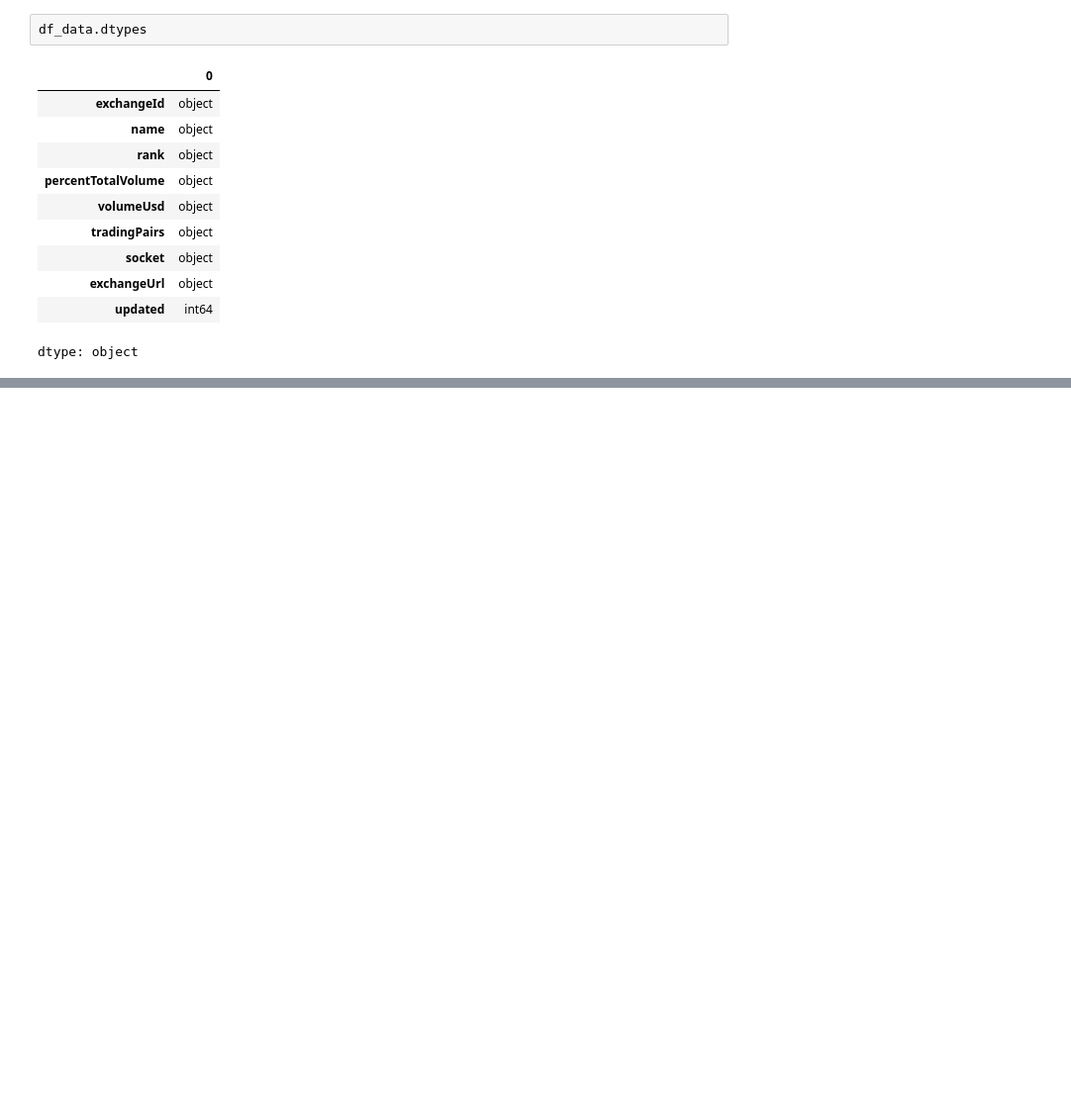
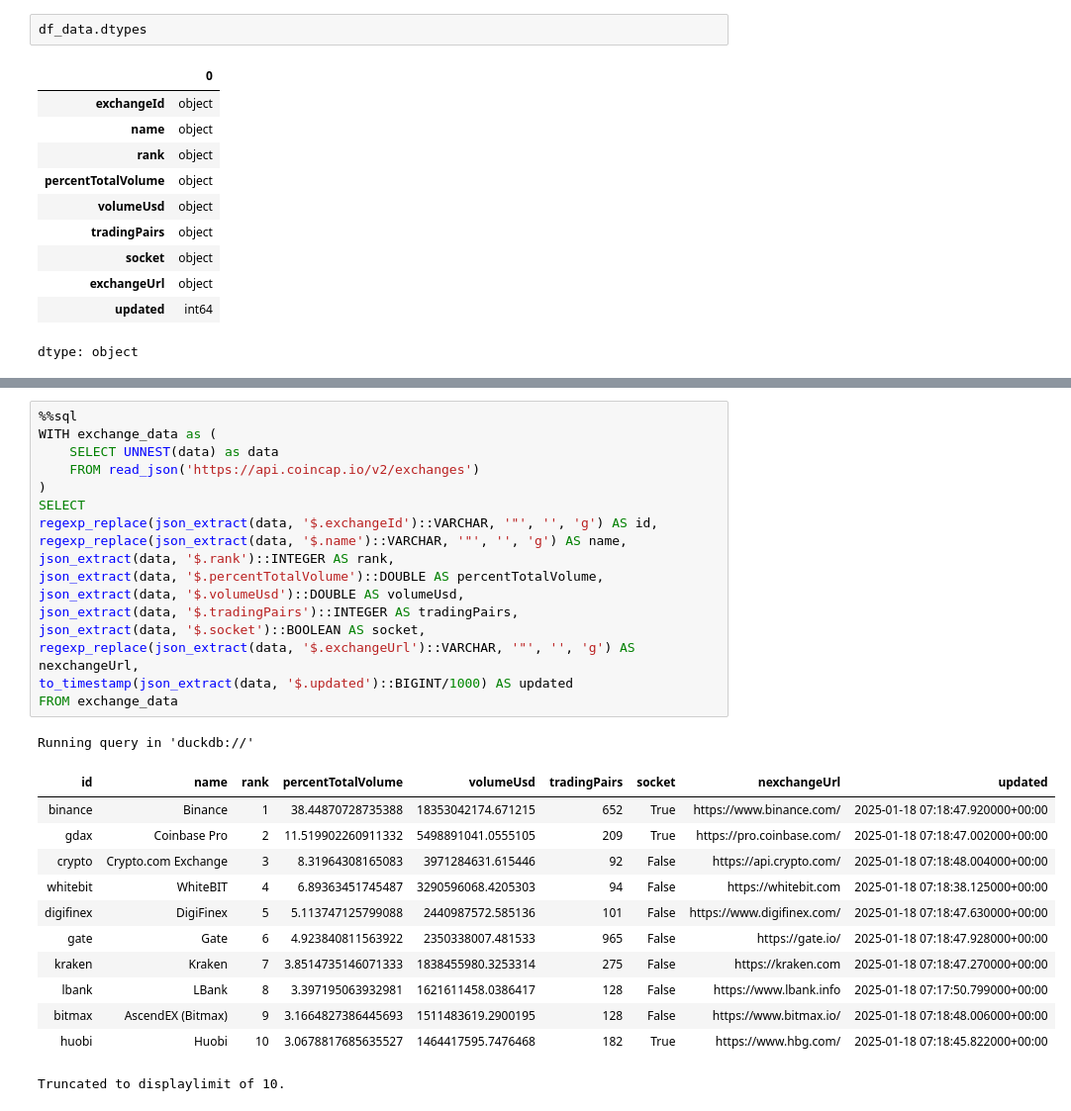
Before and after one commit to msaltan/DataBootcamp2025, a Jupyter notebook: coincap_exchanges.ipynb, the cells around one changed output, grey strips where cells are left out. Shown at 99% size. Saved outputs shown, nothing was run; the diff lists cells and outputs as text; blank space fills up the shorter version.

```diff
--- a/coincap_exchanges.ipynb
+++ b/coincap_exchanges.ipynb
@@ -84,0 +125,31 @@ dtype: object
+# %%
+%%sql
+WITH exchange_data as (
+    SELECT UNNEST(data) as data
+    FROM read_json('https://api.coincap.io/v2/exchanges')
+)
+SELECT
+regexp_replace(json_extract(data, '$.exchangeId')::VARCHAR, '"', '', 'g') AS id,
+regexp_replace(json_extract(data, '$.name')::VARCHAR, '"', '', 'g') AS name,
+json_extract(data, '$.rank')::INTEGER AS rank,
+json_extract(data, '$.percentTotalVolume')::DOUBLE AS percentTotalVolume,
+json_extract(data, '$.volumeUsd')::DOUBLE AS volumeUsd,
+json_extract(data, '$.tradingPairs')::INTEGER AS tradingPairs,
+json_extract(data, '$.socket')::BOOLEAN AS socket,
+regexp_replace(json_extract(data, '$.exchangeUrl')::VARCHAR, '"', '', 'g') AS nexchangeUrl,
+to_timestamp(json_extract(data, '$.updated')::BIGINT/1000) AS updated
+FROM exchange_data
+# %% [output]
+Running query in 'duckdb://'
+| id | name | rank | percentTotalVolume | volumeUsd | tradingPairs | socket | nexchangeUrl | updated |
+| binance | Binance | 1 | 38.44870728735388 | 18353042174.671215 | 652 | True | https://www.binance.com/ | 2025-01-18 07:18:47.920000+00:00 |
+| gdax | Coinbase Pro | 2 | 11.519902260911332 | 5498891041.0555105 | 209 | True | https://pro.coinbase.com/ | 2025-01-18 07:18:47.002000+00:00 |
+| crypto | Crypto.com Exchange | 3 | 8.31964308165083 | 3971284631.615446 | 92 | False | https://api.crypto.com/ | 2025-01-18 07:18:48.004000+00:00 |
+| whitebit | WhiteBIT | 4 | 6.89363451745487 | 3290596068.4205303 | 94 | False | https://whitebit.com | 2025-01-18 07:18:38.125000+00:00 |
+| digifinex | DigiFinex | 5 | 5.113747125799088 | 2440987572.585136 | 101 | False | https://www.digifinex.com/ | 2025-01-18 07:18:47.630000+00:00 |
+| gate | Gate | 6 | 4.923840811563922 | 2350338007.481533 | 965 | False | https://gate.io/ | 2025-01-18 07:18:47.928000+00:00 |
+| kraken | Kraken | 7 | 3.8514735146071333 | 1838455980.3253314 | 275 | False | https://kraken.com | 2025-01-18 07:18:47.270000+00:00 |
+| lbank | LBank | 8 | 3.397195063932981 | 1621611458.0386417 | 128 | False | https://www.lbank.info | 2025-01-18 07:17:50.799000+00:00 |
+| bitmax | AscendEX (Bitmax) | 9 | 3.1664827386445693 | 1511483619.2900195 | 128 | False | https://www.bitmax.io/ | 2025-01-18 07:18:48.006000+00:00 |
+| huobi | Huobi | 10 | 3.0678817685635527 | 1464417595.7476468 | 182 | True | https://www.hbg.com/ | 2025-01-18 07:18:45.822000+00:00 |
+Truncated to displaylimit of 10.
```
Also changed, not shown: parts of 3 cells of this notebook.
